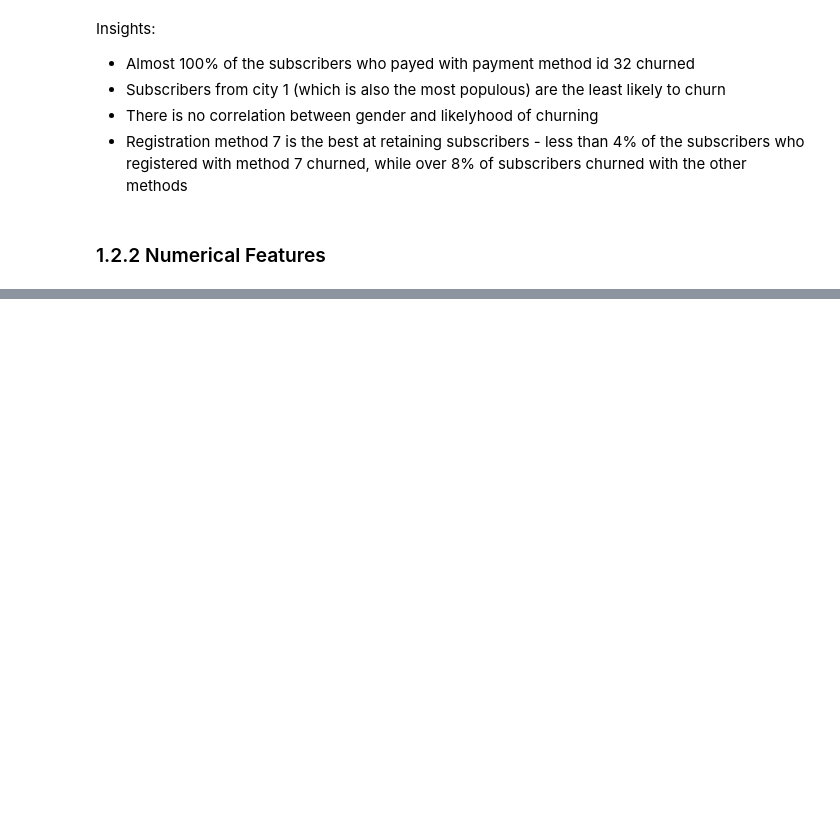
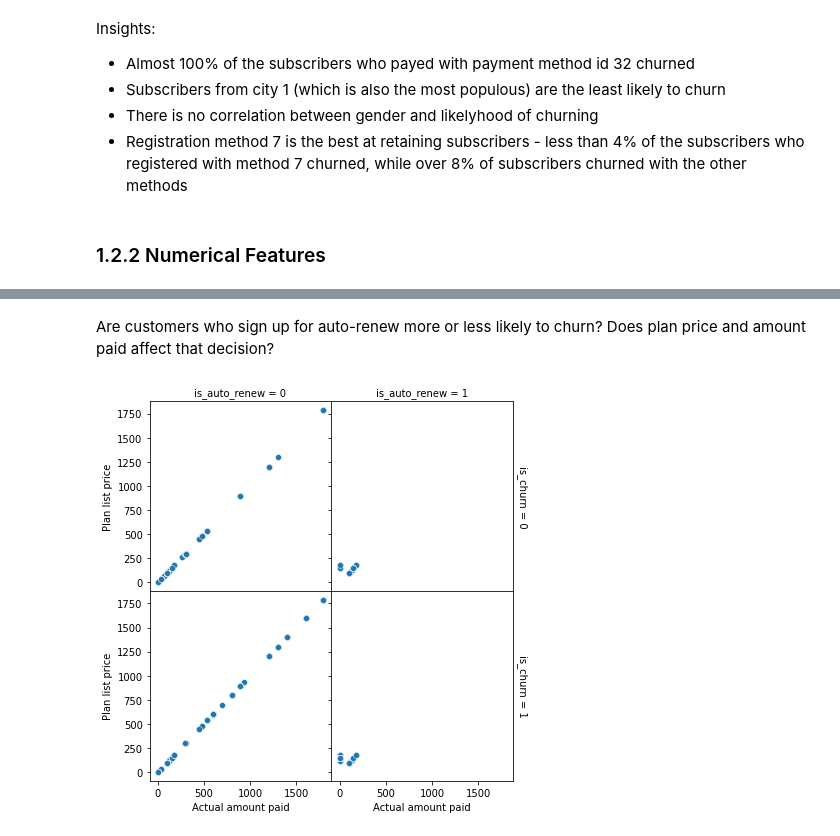
Before and after one commit to bmensah/springboard, a Jupyter notebook: capstone2/churn_analysis/capstone2_notebooks/Capstone2_EDA.ipynb, the cells around one changed output, grey strips where cells are left out. Drawn from its saved outputs; the diff is of its cells as text; code cells hidden in the pictures; blank space fills up the shorter version.

```diff
--- a/capstone2/churn_analysis/capstone2_notebooks/Capstone2_EDA.ipynb
+++ b/capstone2/churn_analysis/capstone2_notebooks/Capstone2_EDA.ipynb
@@ -96,0 +95,9 @@ Insights:
+# %% [markdown]
+Are customers who sign up for auto-renew more or less likely to churn? Does plan price and amount paid affect that decision?
+# %%
+g = sns.FacetGrid(data=data, col="is_auto_renew", row="is_churn", margin_titles=True, despine=False)
+g.map_dataframe(sns.scatterplot, x="actual_amount_paid", y="plan_list_price")
+g.set_axis_labels("Actual amount paid", "Plan list price")
+g.fig.subplots_adjust(wspace=0, hspace=0);
+# %% [output]
+[figure, added]
```
Also changed, not shown: parts of 11 cells of this notebook.
